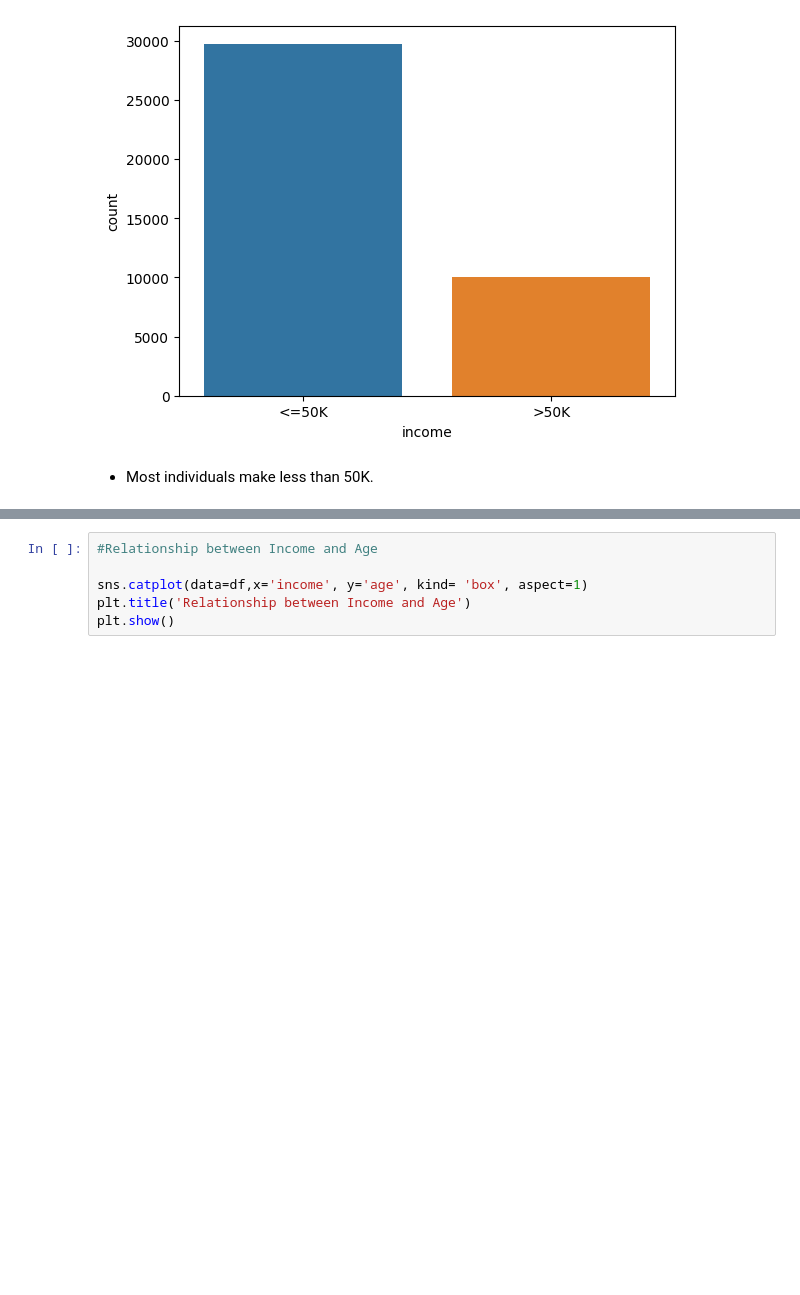
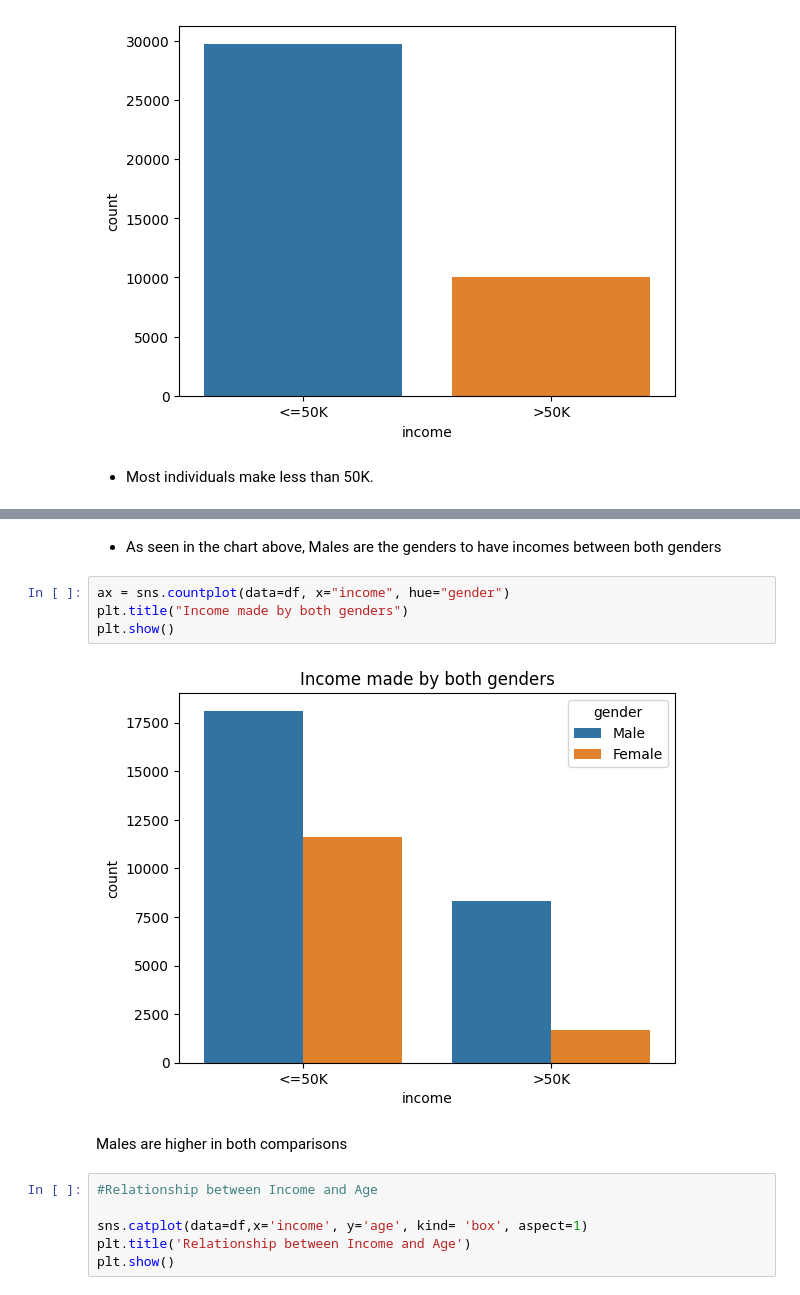
Before and after one commit to ob3dd/Adult-Income, a Jupyter notebook: Adult_Income.ipynb, the cells around one changed output, grey strips where cells are left out. Cells and saved outputs as stored; diff of their text form; blank space fills up the shorter version.

```diff
--- a/Adult_Income.ipynb
+++ b/Adult_Income.ipynb
@@ -179,3 +183,13 @@ sns.countplot(data = df, x = 'income');
+# %% [markdown]
+- As seen in the chart above, Males are the genders to have incomes between both genders
+# %%
+ax = sns.countplot(data=df, x="income", hue="gender")
+plt.title("Income made by both genders")
+plt.show()
+# %% [output]
+[figure, added]
+# %% [markdown]
+Males are higher in both comparisons
 # %%
 #Relationship between Income and Age
 
```
Also changed, not shown: parts of 4 cells of this notebook.
